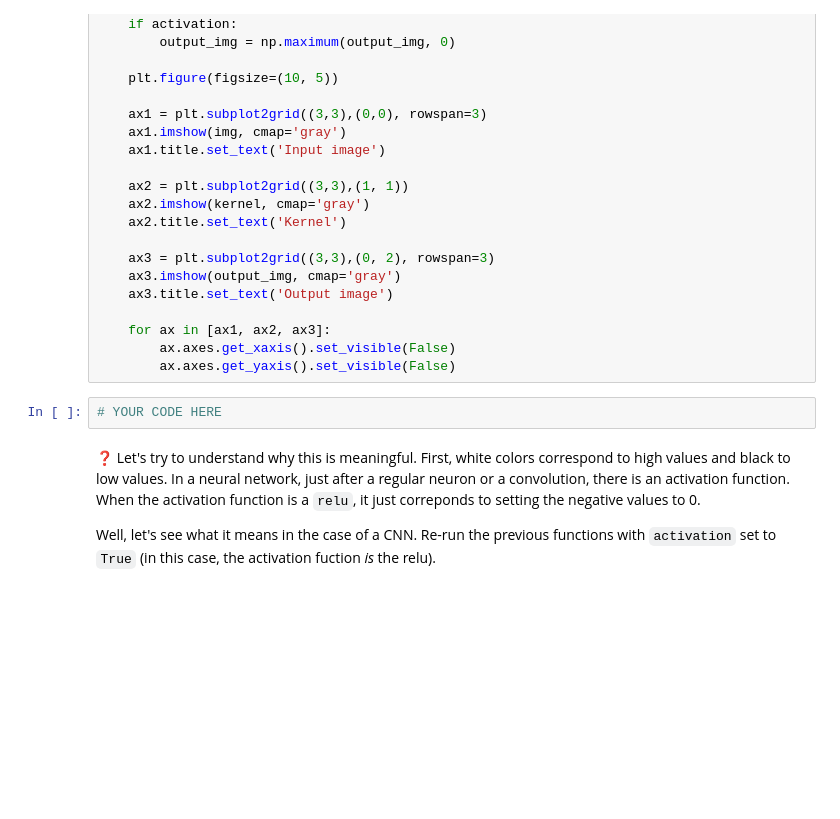
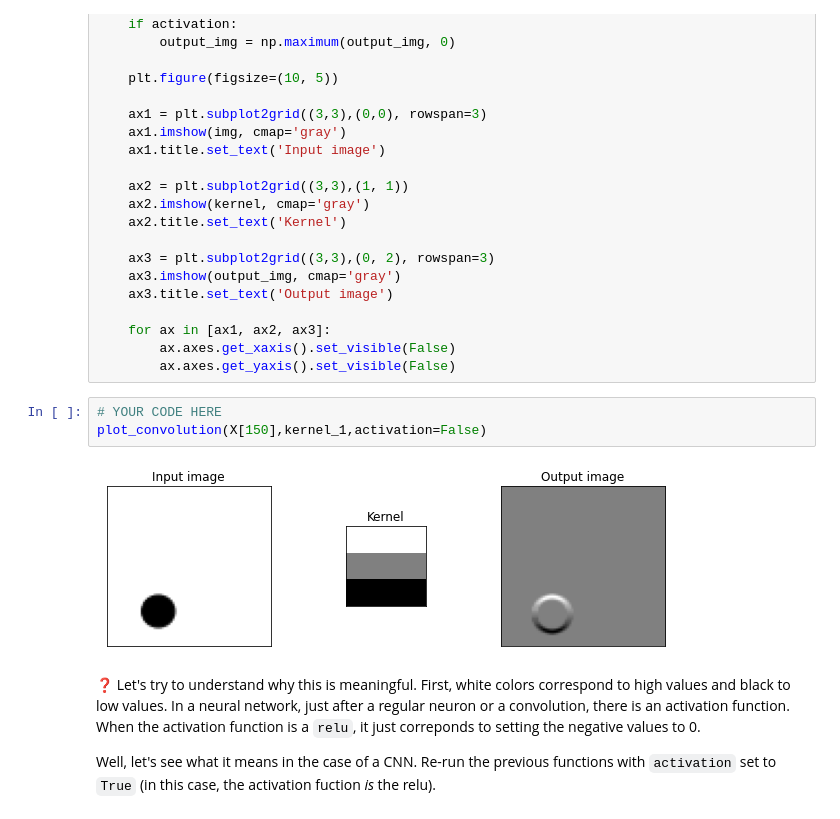
Before and after one commit to selmalopez/data-challenges, a Jupyter notebook: 06-Deep-Learning/03-Convolutional-Neural-Networks/02-Intuition-on-Convolutions/intuitions_on_convolutions.ipynb, the cells around one changed output. Cells and saved outputs as stored; diff of their text form; blank space fills up the shorter version.

```diff
--- a/06-Deep-Learning/03-Convolutional-Neural-Networks/02-Intuition-on-Convolutions/intuitions_on_convolutions.ipynb
+++ b/06-Deep-Learning/03-Convolutional-Neural-Networks/02-Intuition-on-Convolutions/intuitions_on_convolutions.ipynb
@@ -164,6 +187,9 @@ def plot_convolution(img, kernel, activation=False):
         ax.axes.get_yaxis().set_visible(False)
 # %%
 # YOUR CODE HERE
+plot_convolution(X[150],kernel_1,activation=False)
+# %% [output]
+[figure, added]
 # %% [markdown]
 ❓ Let's try to understand why this is meaningful. First, white colors correspond to high values and black to low values. In a neural network, just after a regular neuron or a convolution, there is an activation function. When the activation function is a `relu`, it just correponds to setting the negative values to 0.
 
```
Also changed, not shown: parts of 18 cells of this notebook.
